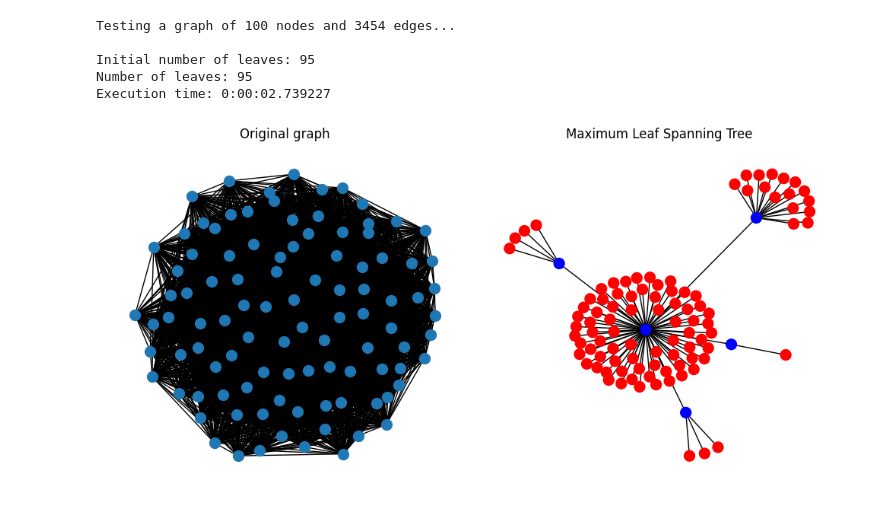
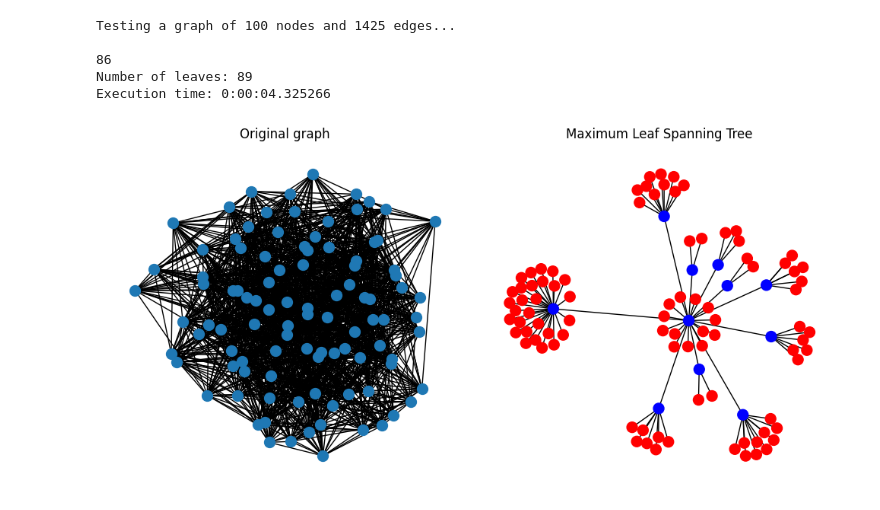
Before and after one commit to strugarveljko/maximum_leaf_spanning_tree, a Jupyter notebook: Genetic Algorithm/tests.ipynb, the cells around one changed output. Saved outputs shown, nothing was run; the diff lists cells and outputs as text; code cells hidden in the pictures.

```diff
--- a/Genetic Algorithm/tests.ipynb
+++ b/Genetic Algorithm/tests.ipynb
@@ -77,17 +29,17 @@ def test_graph(num_of_nodes,
         G = nx.erdos_renyi_graph(num_of_nodes, edge_existence_prob)
 
     print(f"\n\nTesting a graph of {num_of_nodes} nodes and {len(G.edges)} edges...\n")
-
+    mst=nx.minimum_spanning_tree(G)
+    print(sum(1 for node in mst if mst.degree[node] == 1))
     start_time = time.time()
-    initial_fitness, best_solution = ga(G, num_iters, elitism_size, mutation_prob, population_size, tournament_size)
+    best_solution = ga(G, num_iters, elitism_size, mutation_prob, population_size, tournament_size)
     end_time = time.time()
 
-    print("Initial number of leaves:", initial_fitness)
     print("Number of leaves:", best_solution.fitness)
     print(f"Execution time: {timedelta(seconds=end_time-start_time)}")
 
 
-    MLST = Graph()
+    MLST = nx.Graph()
     MLST.add_edges_from(best_solution.edges)
 
     node_colors = []
@@ -128,9 +92,15 @@ Execution time: 0:00:00.375454
 # %%
-test_graph(100, 0.7, 15, 2, 0.2, 30, 10)
+test_graph(num_of_nodes=100,
+               edge_existence_prob = 0.3,
+               num_iters=50,
+               elitism_size=2,
+               mutation_prob=0.5,
+               population_size=20,
+               tournament_size=10)
 # %% [output]
-Testing a graph of 100 nodes and 3454 edges...
+Testing a graph of 100 nodes and 1425 edges...
 
-Initial number of leaves: 95
-Number of leaves: 95
-Execution time: 0:00:02.739227
+86
+Number of leaves: 89
+Execution time: 0:00:04.325266
-[figure, old version]
+[figure, new version]
```
Also changed, not shown: parts of 10 cells of this notebook, 3 other files.
